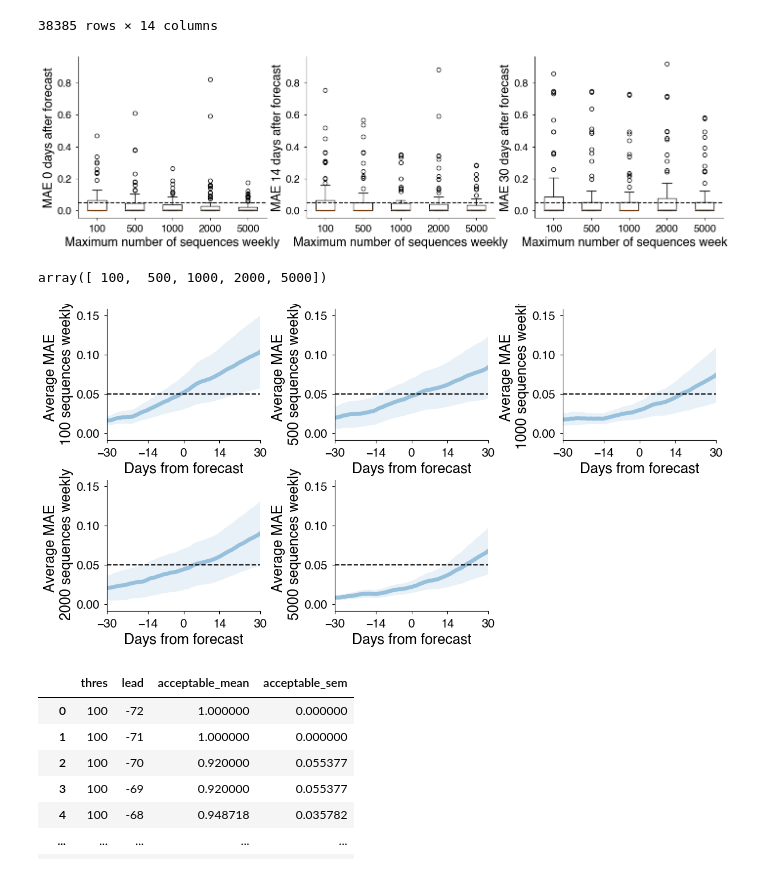
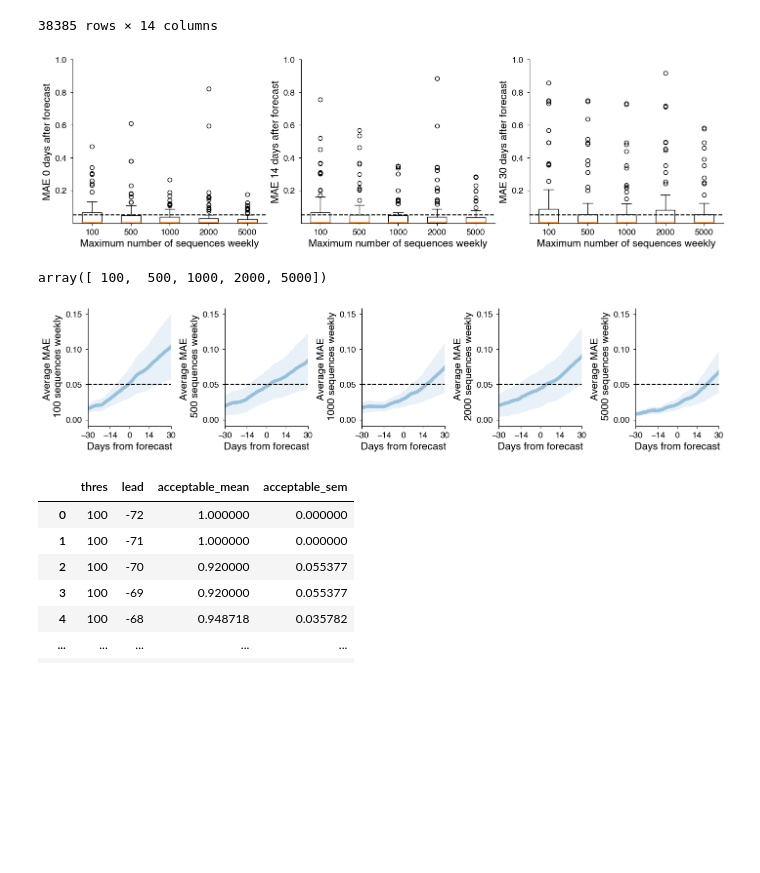
Before and after one commit to blab/ncov-forecasting-fit, a Jupyter notebook: notebooks/downscaling_plots.ipynb, the cells around one changed output. Cells and saved outputs as stored; diff of their text form; code cells hidden in the pictures; blank space fills up the shorter version.

Commit message:
Updating plots

```diff
--- a/notebooks/downscaling_plots.ipynb
+++ b/notebooks/downscaling_plots.ipynb
@@ -6,7 +6,7 @@ import matplotlib.pyplot as plt
 import matplotlib as mpl
 
 
-FONT_SIZE = 12
+FONT_SIZE = 10
 AXES_SIZE = FONT_SIZE * 1.5
 TICK_SIZE = FONT_SIZE * 1.25
 LEGEND_SIZE = FONT_SIZE
@@ -121,9 +121,15 @@ for l, lead in enumerate(leads_to_plot):
     simplify_axes(ax)
     plot_error_by_thres_at_lead(ax, errors, lead, ylabel=f"MAE {lead} days after forecast")
 
+    # Changing axes
+    #ax.set_yscale("log")
+    ax.set_ylim((1e-4, 1.0))
+    #ax.set_yticks([0.001, 0.005, 0.05, 0.1, 0.5, 1.0])
+    #ax.set_yticklabels(["0.1%", "0.5%", "5%", "10%", "50%", "100%"])
+
 # Change y-axes lo
 # %% [output]
-[figure, old version]
+[figure, new version]
 # %%
 def plot_error_by_thres(ax, mean_mae, lead, ylabel=None):
     _mean_mae = mean_mae.copy()
@@ -148,8 +154,8 @@ threses
 array([ 100,  500, 1000, 2000, 5000])
 # %%
 # Plot MAE over lead for each threshold
-fig = plt.figure(figsize=(12., 6.), constrained_layout=True)
-spec = fig.add_gridspec(ncols=3, nrows=2)
+fig = plt.figure(figsize=(14., 3.), constrained_layout=True)
+spec = fig.add_gridspec(ncols=5, nrows=1)
 
 def plot_error_by_thres(ax, mean_mae, thres, ylabel=None, desired_thres=0.05):
     _mean_mae = mean_mae.copy()
@@ -158,34 +164,34 @@ def plot_error_by_thres(ax, mean_mae, thres, ylabel=None, desired_thres=0.05):
 
     ax.plot(_mean_mae.lead, _mean_mae.MAE_mean, alpha=0.4)
     ax.fill_between(_mean_mae.lead,
                     _mean_mae.MAE_mean - 2*_mean_mae.MAE_sem,
                     _mean_mae.MAE_mean + 2*_mean_mae.MAE_sem,
                     alpha=0.1)
 
     ax.set_xlabel("Days from forecast")
     ax.set_ylabel(ylabel)
     ax.axhline(y=desired_thres, color="k", linestyle="--", linewidth=1.5)
 
 for t, thres in enumerate(threses):
     ax = fig.add_subplot(spec[t])
 
     if t == 0:
         ax0 = ax
     else:
         ax.sharey(ax0)
 
     simplify_axes(ax)
     plot_error_by_thres(ax, mean_mae, thres, ylabel=f"Average MAE \n {thres} sequences weekly")
     ax.set_xlim((-30,30))
     ax.set_xticks([-30, -14, 0, 14, 30]) # Can find first point you cross accuracy threshold @ each sequencing thres
 
 # Need to repeat for given leads
 # Picking thresholds that are like actual historical / country-like rates
 
 # Can we make a companion figure for this that shows what each countries sequencing effort
 # looks like currently in terms of sequences weekly (can tie in colors from rest of manuscript)
 # %% [output]
-[figure, old version]
+[figure, new version]
 # %%
 # Porportion less than desired_threshold
 # %%
```
Also changed, not shown: parts of 3 cells of this notebook, 1 other file.
